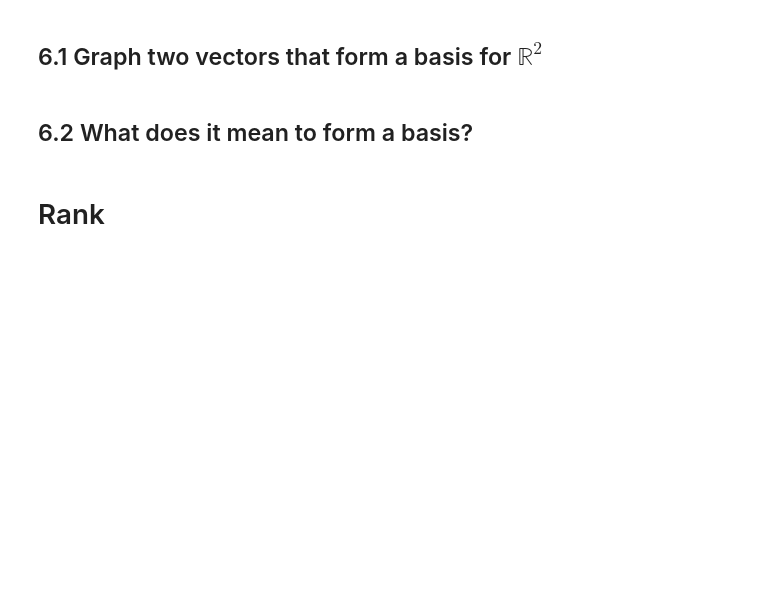
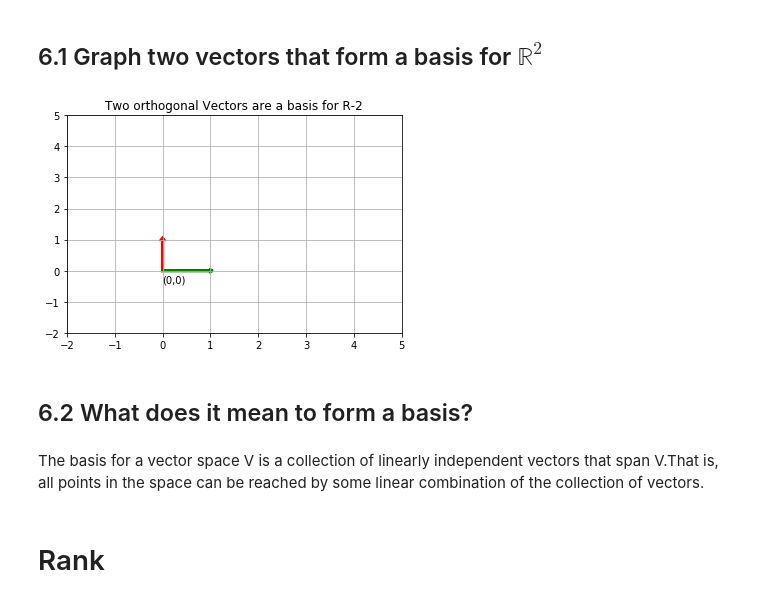
Before and after one commit to bloominstituteoftechnology/DS-Unit-1-Sprint-3-Linear-Algebra, a Jupyter notebook: module2-intermediate-linear-algebra/LS_DS_132_Intermediate_Linear_Algebra_Assignment.ipynb, the cells around one changed output. Cells and saved outputs as stored; diff of their text form; code cells hidden in the pictures; blank space fills up the shorter version.

```diff
--- a/module2-intermediate-linear-algebra/LS_DS_132_Intermediate_Linear_Algebra_Assignment.ipynb
+++ b/module2-intermediate-linear-algebra/LS_DS_132_Intermediate_Linear_Algebra_Assignment.ipynb
@@ -193,8 +318,28 @@ n = \begin{bmatrix} 4 & 8  & 2\end{bmatrix}
 # Basis
 # %% [markdown]
 ## 6.1 Graph two vectors that form a basis for $\mathbb{R}^2$
+# %%
+# given a space
+plt.xlim(-2,5)
+plt.ylim(-2,5)
+
+a = np.array([0,1]) #orthonormal bases for R-2
+b = np.array([1,0])
+# Plot Vectors
+plt.arrow(0,0, *a, linewidth=3, head_width=.05, head_length=0.05, color ='red')
+plt.arrow(0,0, *b, linewidth=3, head_width=.05, head_length=0.05, color ='green')
+plt.text(x=0,y=-.4,s="(0,0)")
+
+
+plt.title("Two orthogonal Vectors are a basis for R-2")
+plt.grid(True)
+plt.show()
+# %% [output]
+[figure, added]
 # %% [markdown]
 ## 6.2 What does it mean to form a basis?
+# %% [markdown]
+The basis for a vector space V is a collection of linearly independent vectors that span V.That is, all points in the space can be reached by some linear combination of the collection of vectors.
 # %% [markdown]
 # Rank
 # %% [markdown]
```
Also changed, not shown: parts of 17 cells of this notebook.
